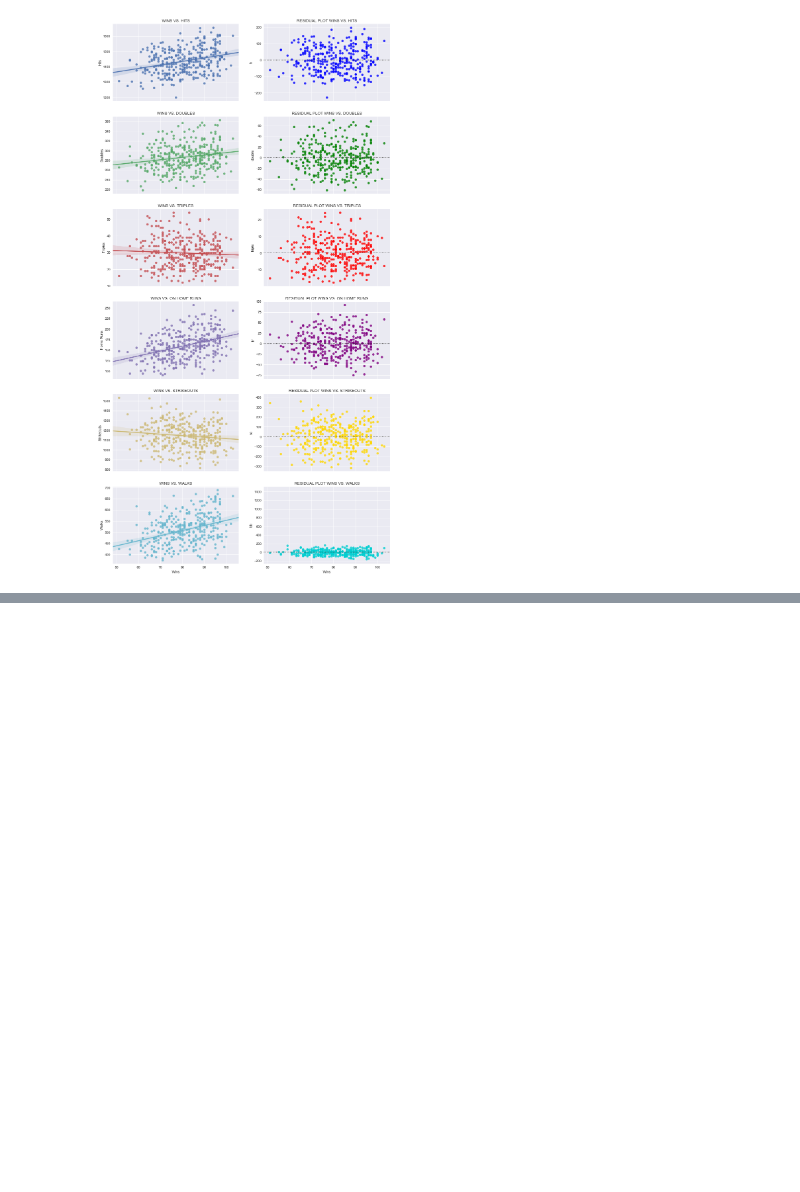
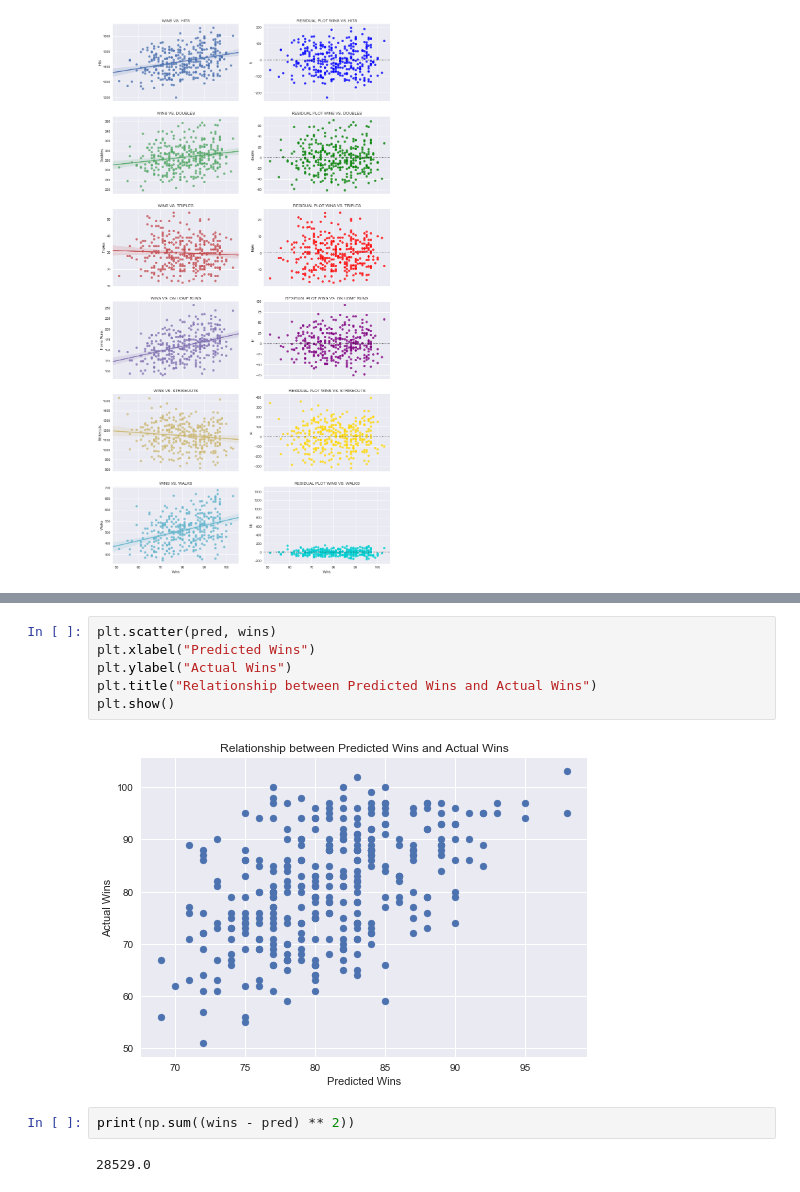
Before and after one commit to lawewers/Springboard-Capstone-MLB-W-vs.-L, a Jupyter notebook: CapstoneProject.ipynb, the cells around one changed output, grey strips where cells are left out. Saved outputs shown, nothing was run; the diff lists cells and outputs as text; blank space fills up the shorter version.

```diff
--- a/CapstoneProject.ipynb
+++ b/CapstoneProject.ipynb
@@ -789,0 +520,12 @@ None
+# %%
+plt.scatter(pred, wins)
+plt.xlabel("Predicted Wins")
+plt.ylabel("Actual Wins")
+plt.title("Relationship between Predicted Wins and Actual Wins")
+plt.show()
+# %% [output]
+[figure, added]
+# %%
+print(np.sum((wins - pred) ** 2))
+# %% [output]
+28529.0
```
Also changed, not shown: parts of 44 cells of this notebook.
